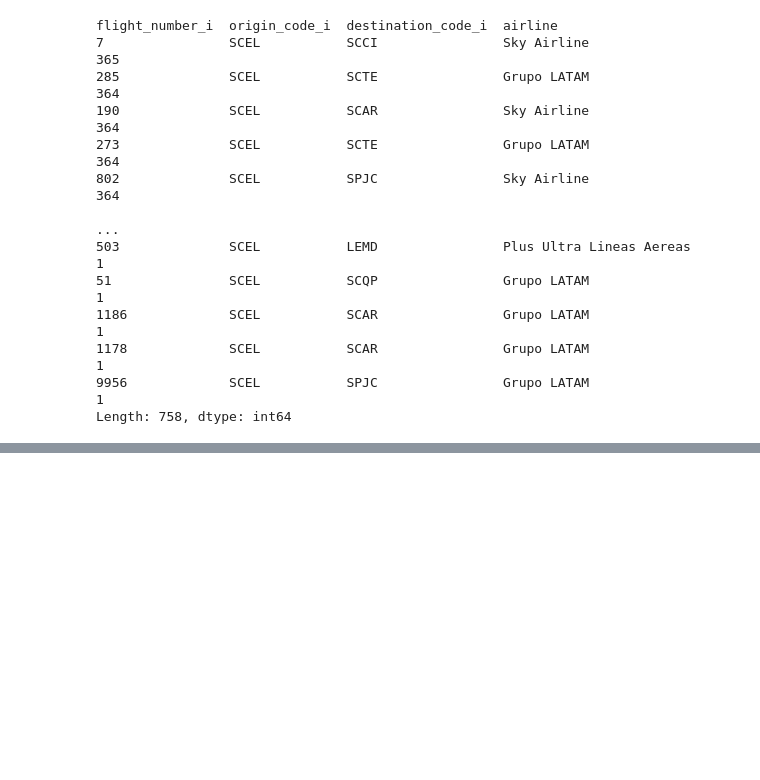
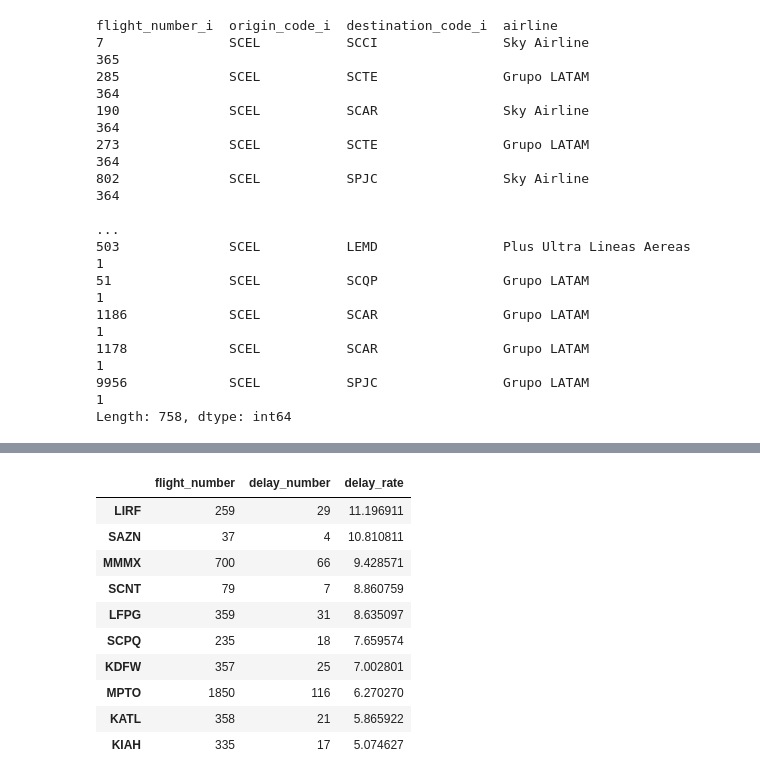
Before and after one commit to araujo-hilquias/ds_challenge, a Jupyter notebook: solution.ipynb, the cells around one changed output, grey strips where cells are left out. Drawn from its saved outputs; the diff is of its cells as text; code cells hidden in the pictures; blank space fills up the shorter version.

```diff
--- a/solution.ipynb
+++ b/solution.ipynb
@@ -144,0 +296,14 @@ Length: 758, dtype: int64
+# %%
+aux_df.tail(10)
+# %% [output]
+|  | flight_number | delay_number | delay_rate |
+| LIRF | 259 | 29 | 11.196911 |
+| SAZN | 37 | 4 | 10.810811 |
+| MMMX | 700 | 66 | 9.428571 |
+| SCNT | 79 | 7 | 8.860759 |
+| LFPG | 359 | 31 | 8.635097 |
+| SCPQ | 235 | 18 | 7.659574 |
+| KDFW | 357 | 25 | 7.002801 |
+| MPTO | 1850 | 116 | 6.270270 |
+| KATL | 358 | 21 | 5.865922 |
+| KIAH | 335 | 17 | 5.074627 |
```
Also changed, not shown: parts of 29 cells of this notebook.
